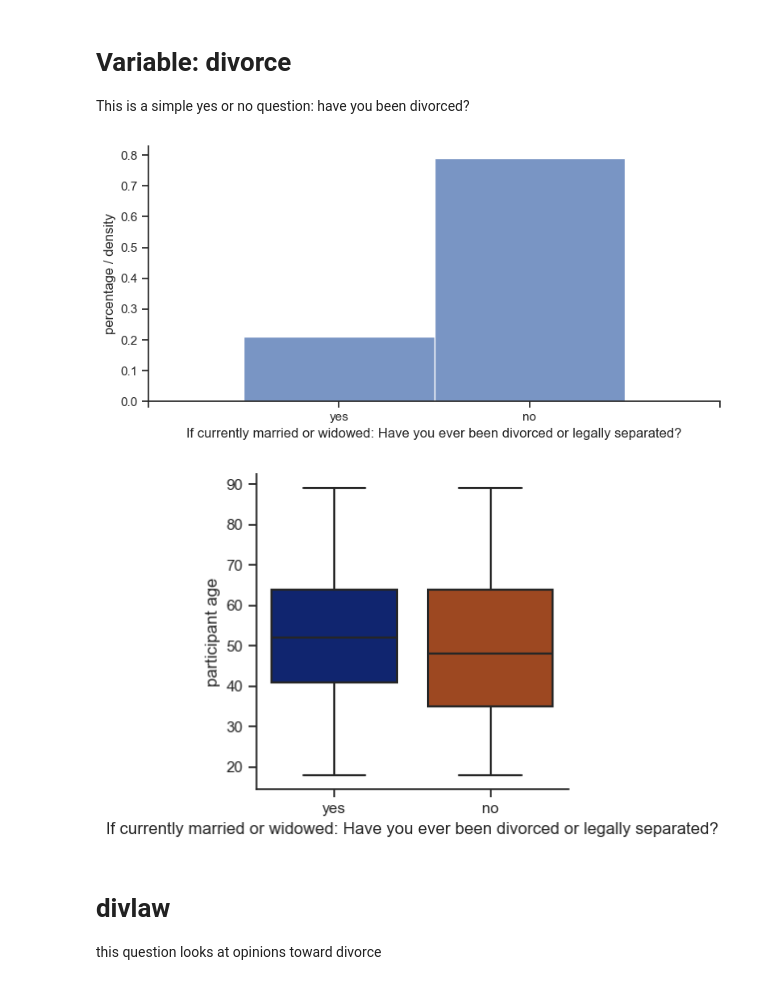
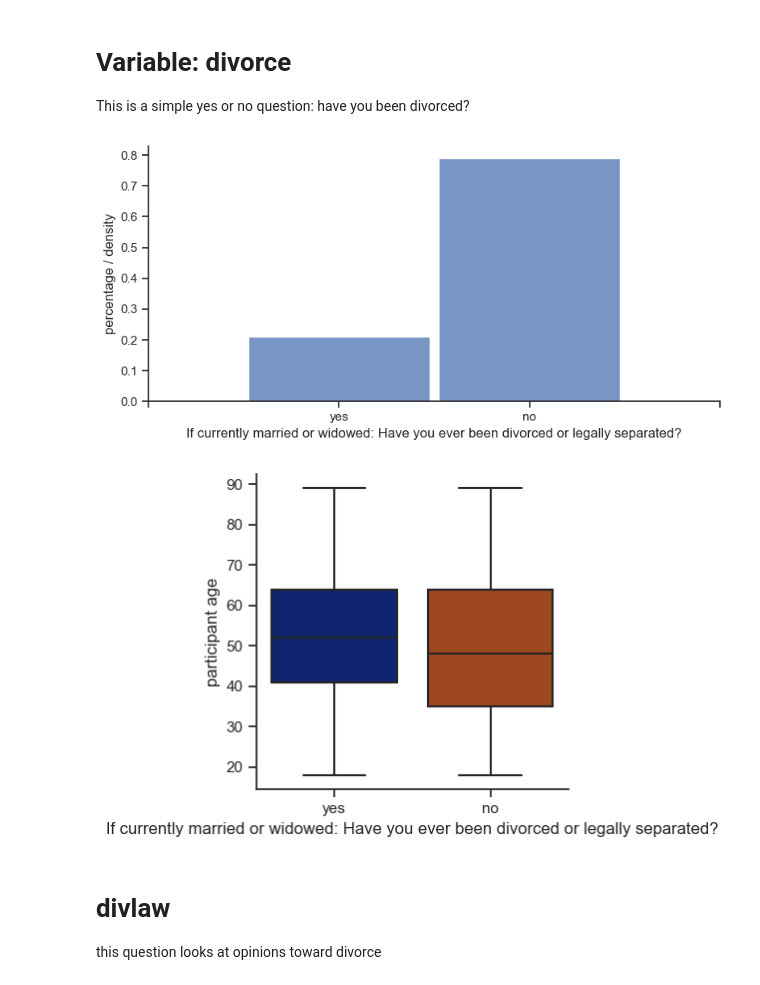
Before and after one commit to CulleyHarrelson/GeneralSocialSurvey, a Jupyter notebook: GSS - Divorce.ipynb, the cells around one changed output. Drawn from its saved outputs; the diff is of its cells as text; code cells hidden in the pictures.

```diff
--- a/GSS - Divorce.ipynb
+++ b/GSS - Divorce.ipynb
@@ -127,40 +169,42 @@ p = sns.displot(
     stat="density",
     common_norm=False,
     discrete=True,
+    shrink=.95,
 )
 labels = ['yes',
           'no']
 
 t = "If currently married or widowed: Have you ever been divorced or legally separated?"
 plt.xticks(range(4))
+#plt.xticks([33, 66], ['yes', 'no'])
 
 # set the labels
 p.set_xticklabels(['', 'yes', 'no', ''])
 
 #p.set_xticklabels(labels)
 p.set_xlabels(t)
 p.set_ylabels('percentage / density')
 
 
 warnings.filterwarnings("ignore")
 plt.draw()
 
 h = sns.catplot(
     data=gss,
     x="divorce",
     y="age",
     palette='dark',
     kind="box",
     height=4,
     aspect=1,
 )
 
 h.set_xticklabels(labels)
 h.set_xlabels(t)
 h.set_ylabels('participant age')
 plt.draw()
 # %% [output]
-[figure, old version]
+[figure, new version]
 [figure]
 # %% [markdown]
 # divlaw
```
Also changed, not shown: parts of 3 cells of this notebook.
